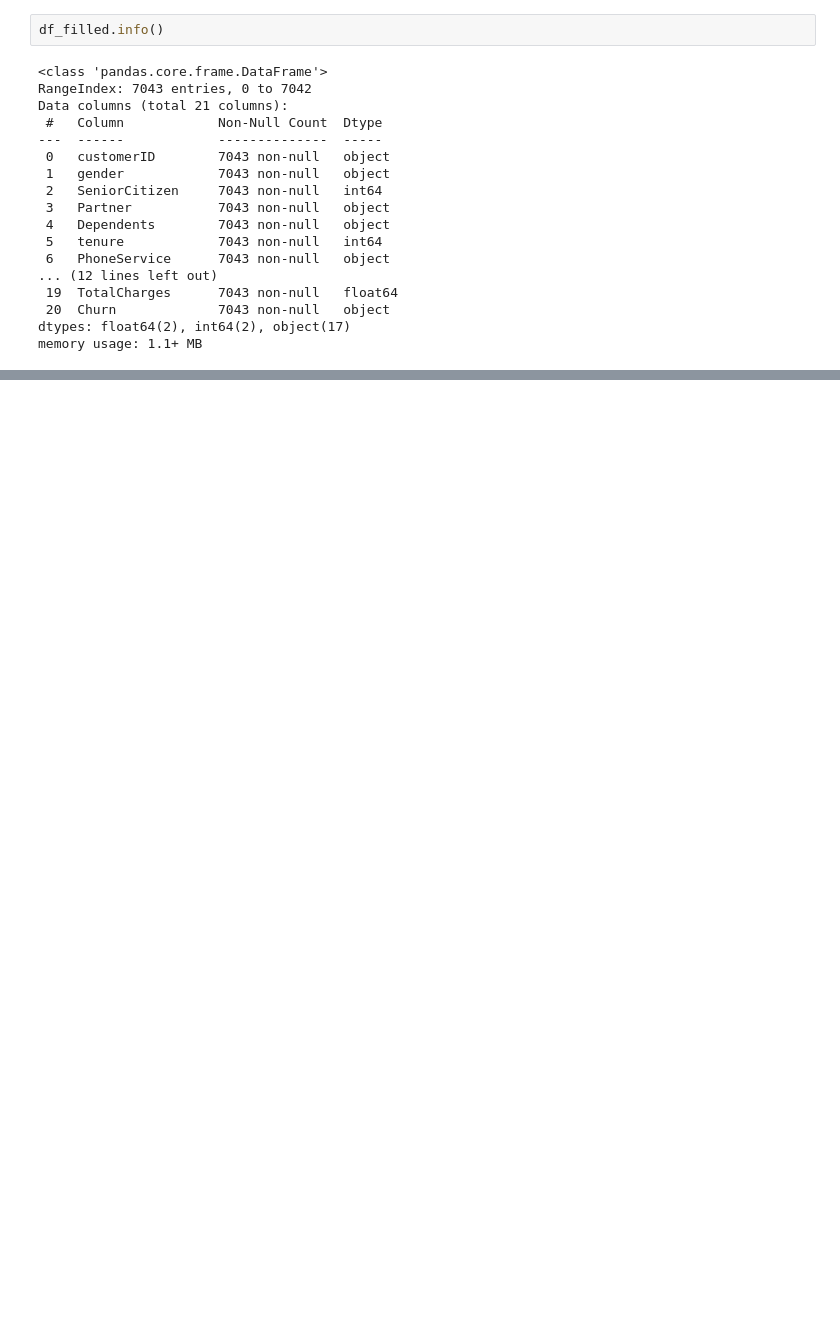
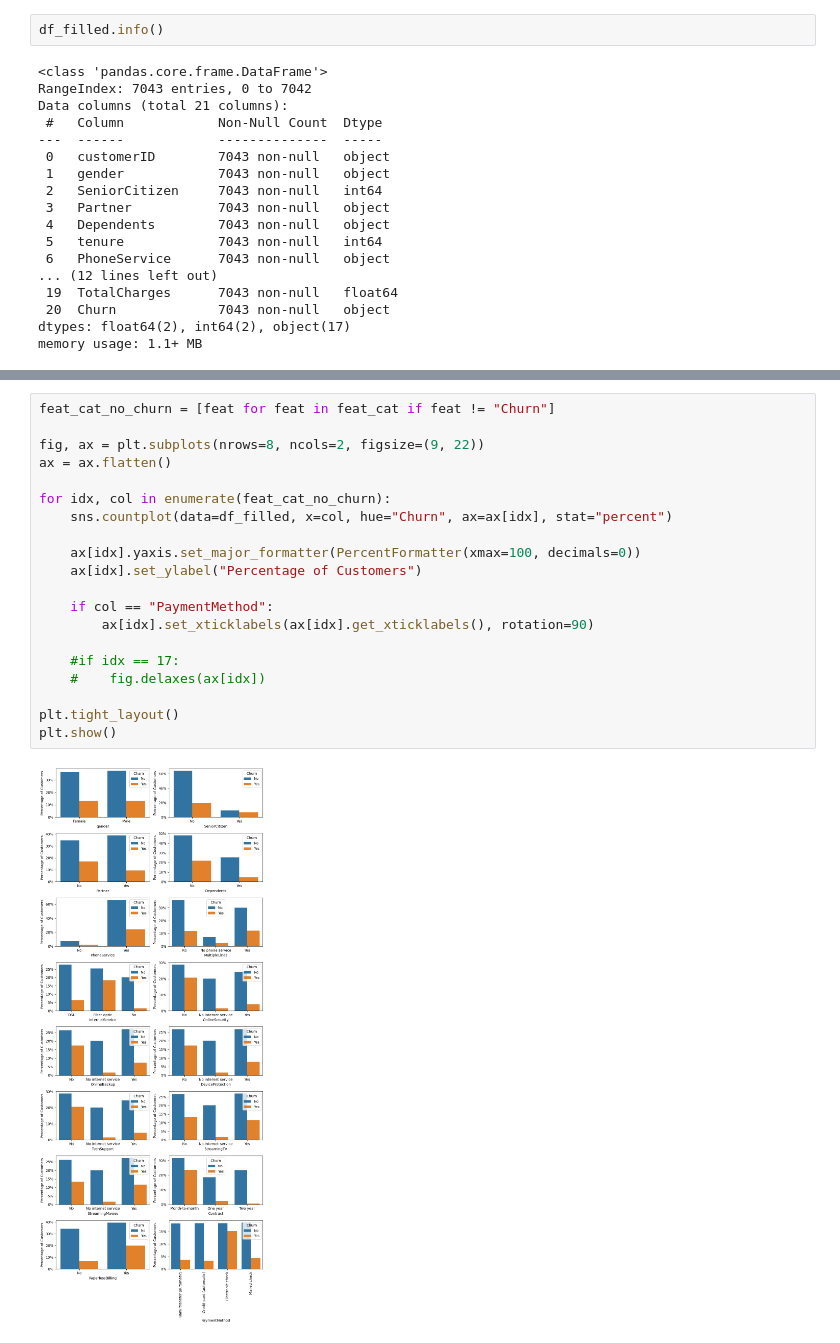
Before and after one commit to 2leog/telco-customer-churn, a Jupyter notebook: notebooks/01-lgo-initial-data-exploration.ipynb, the cells around one changed output, grey strips where cells are left out. Cells and saved outputs as stored; diff of their text form; blank space fills up the shorter version.

```diff
--- a/notebooks/01-lgo-initial-data-exploration.ipynb
+++ b/notebooks/01-lgo-initial-data-exploration.ipynb
@@ -188,0 +191,22 @@ pd.get_dummies(data=df_filled, columns=["Churn"], drop_first=True, dtype=int)
+# %%
+feat_cat_no_churn = [feat for feat in feat_cat if feat != "Churn"]
+
+fig, ax = plt.subplots(nrows=8, ncols=2, figsize=(9, 22))
+ax = ax.flatten()
+
+for idx, col in enumerate(feat_cat_no_churn):
+    sns.countplot(data=df_filled, x=col, hue="Churn", ax=ax[idx], stat="percent")
+
+    ax[idx].yaxis.set_major_formatter(PercentFormatter(xmax=100, decimals=0))
+    ax[idx].set_ylabel("Percentage of Customers")
+
+    if col == "PaymentMethod":
+        ax[idx].set_xticklabels(ax[idx].get_xticklabels(), rotation=90)
+
+    #if idx == 17:
+    #    fig.delaxes(ax[idx])
+
+plt.tight_layout()
+plt.show()
+# %% [output]
+[figure, added]
```
Also changed, not shown: parts of 26 cells of this notebook, 1 other file.
